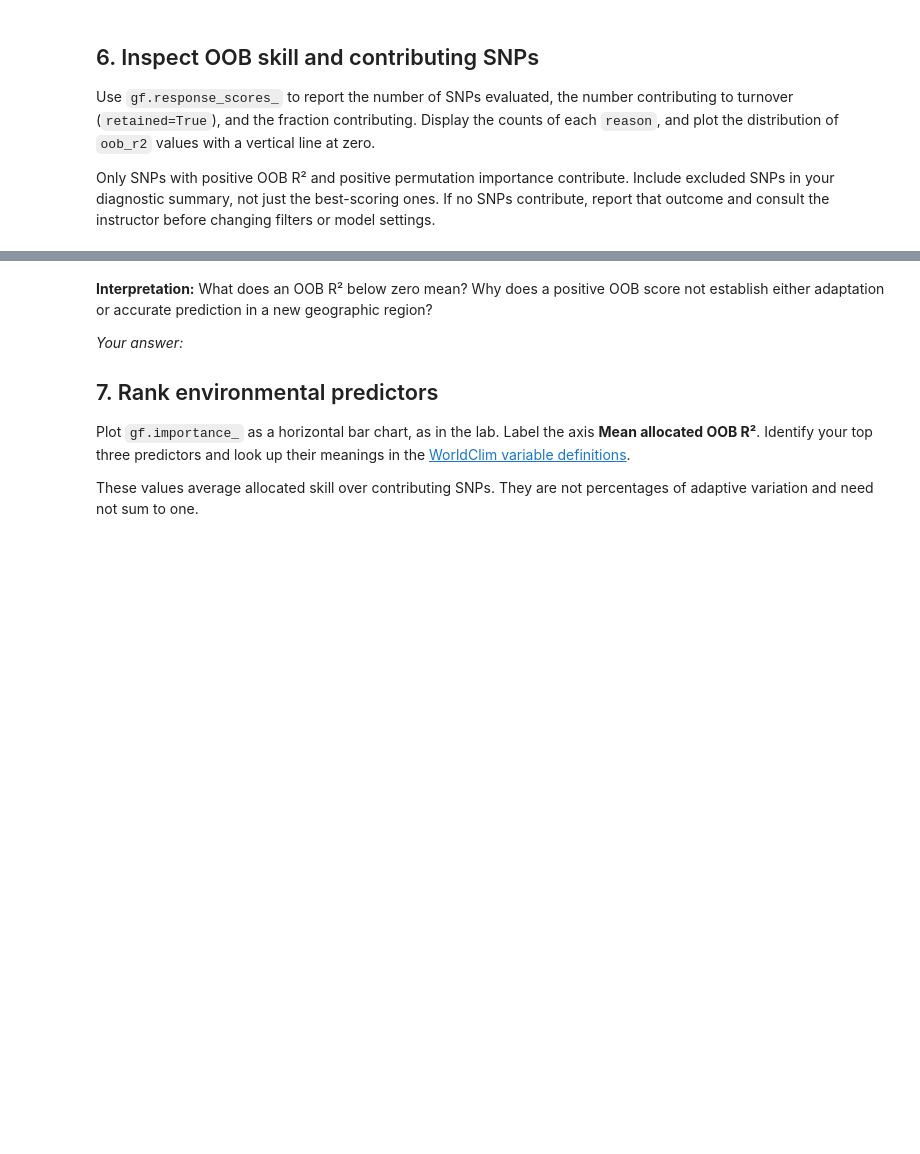
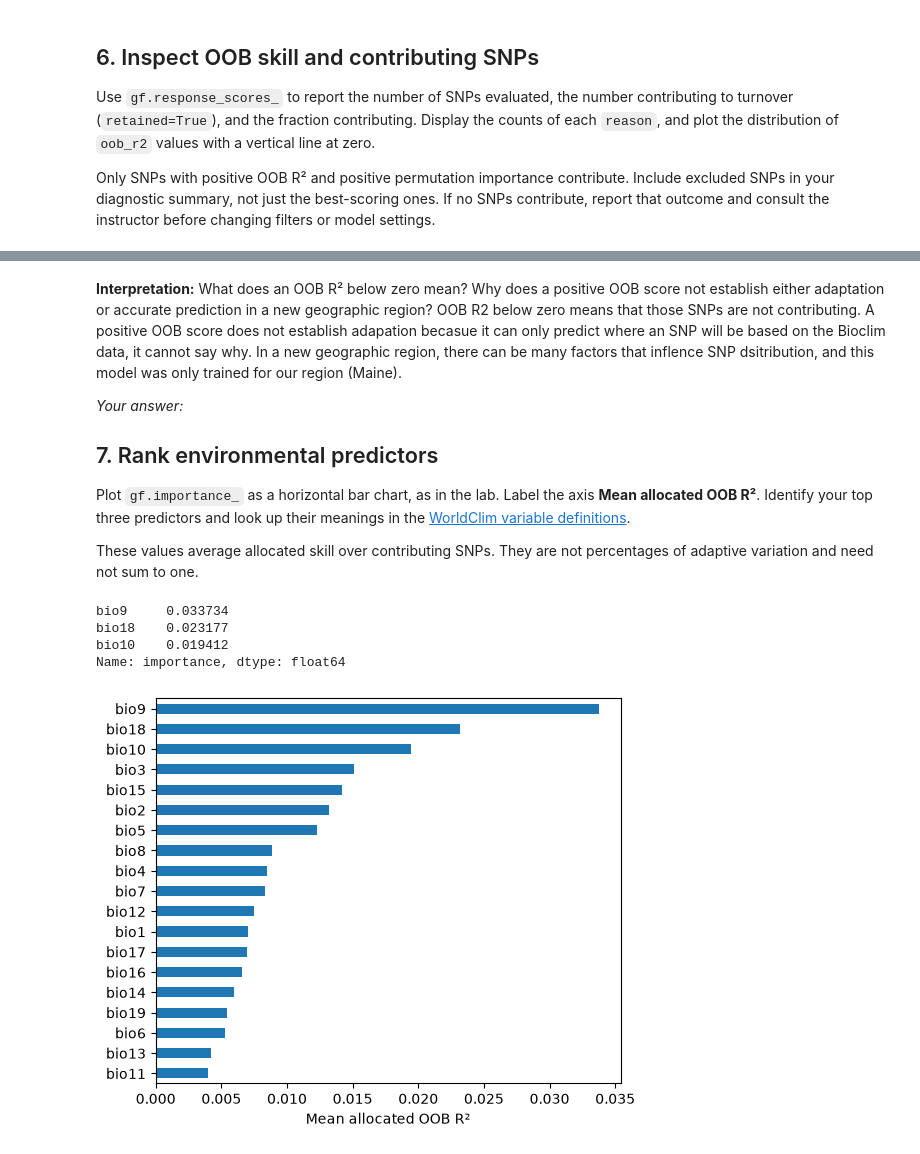
Before and after one commit to carlycoughlin-ux/BIO597-SpatialBiodiversity, a Jupyter notebook: docs/assignments/Assignment-09-GradientForest.ipynb, the cells around one changed output, grey strips where cells are left out. Saved outputs shown, nothing was run; the diff lists cells and outputs as text; code cells hidden in the pictures; blank space fills up the shorter version.

```diff
--- a/docs/assignments/Assignment-09-GradientForest.ipynb
+++ b/docs/assignments/Assignment-09-GradientForest.ipynb
@@ -154,5 +244,6 @@ Only SNPs with positive OOB R² and positive permutation importance contribute.
 # %% [markdown]
 **Interpretation:** What does an OOB R² below zero mean? Why does a positive OOB score not establish either adaptation or accurate prediction in a new geographic region?
+OOB R2 below zero means that those SNPs are not contributing. A positive OOB score does not establish adapation becasue it can only predict where an SNP will be based on the Bioclim data, it cannot say why. In a new geographic region, there can be many factors that inflence SNP dsitribution, and this model was only trained for our region (Maine).
 
 *Your answer:*
 
@@ -163,7 +254,16 @@ Plot `gf.importance_` as a horizontal bar chart, as in the lab. Label the axis *
 These values average allocated skill over contributing SNPs. They are not percentages of adaptive variation and need not sum to one.
 # %%
 # Make a labeled horizontal bar plot of gf.importance_.
+gf.importance_.sort_values().plot.barh(figsize=(6, 5), xlabel="Mean allocated OOB R²");
 # Display the three highest-ranked predictors and their importance values.
+top_three_bioclim= gf.importance_.sort_values(ascending=False).head(3)
+top_three_bioclim
+# %% [output]
+bio9     0.033734
+bio18    0.023177
+bio10    0.019412
+Name: importance, dtype: float64
+[figure, added]
 # %% [markdown]
 **Interpretation:** Name your top three climate variables. Suggest a biological explanation for one association, and one reason that predictor importance does not isolate a causal effect. How could correlation among the 19 climate predictors complicate the ranking?
 
```
Also changed, not shown: parts of 23 cells of this notebook, 11 other files.
